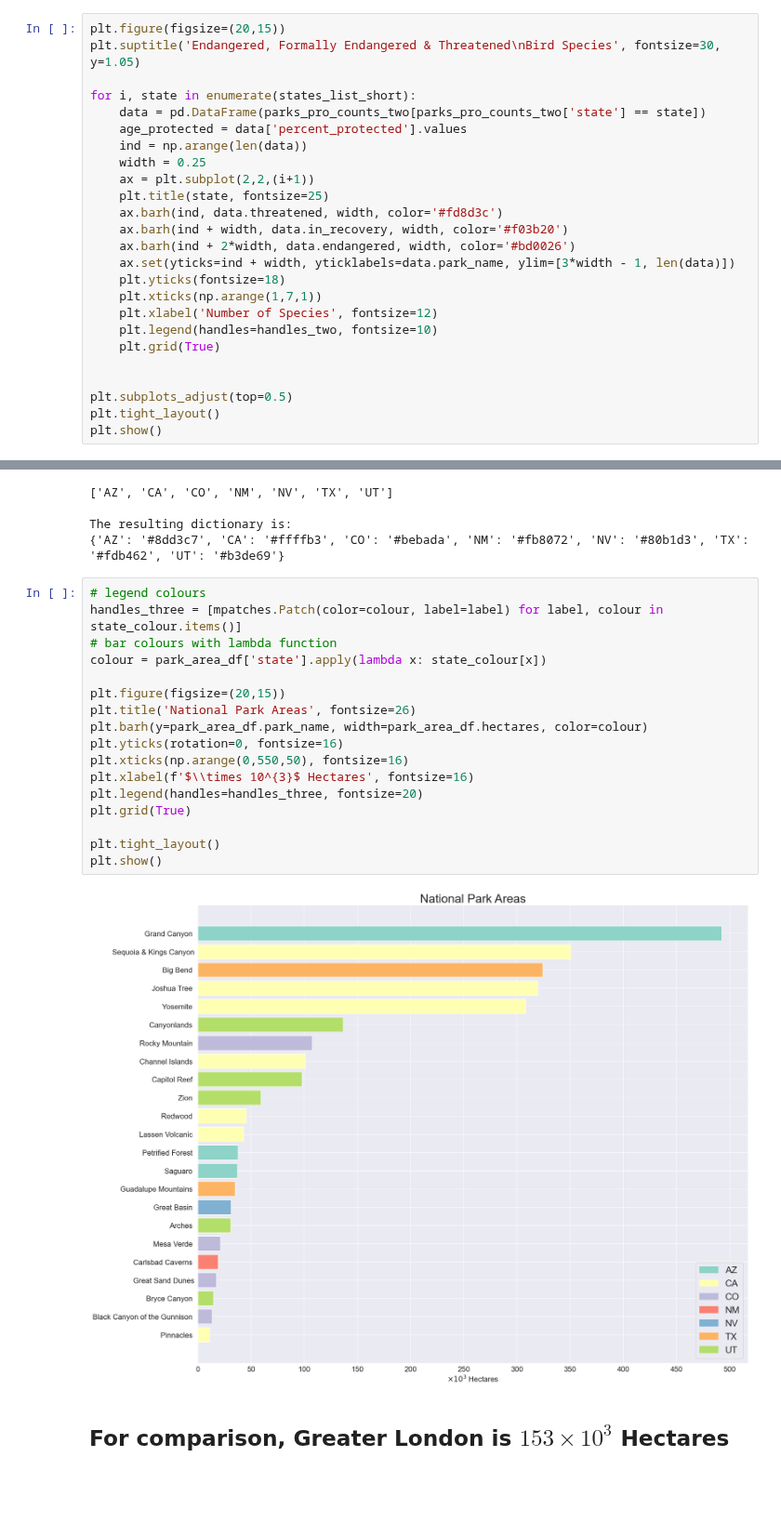
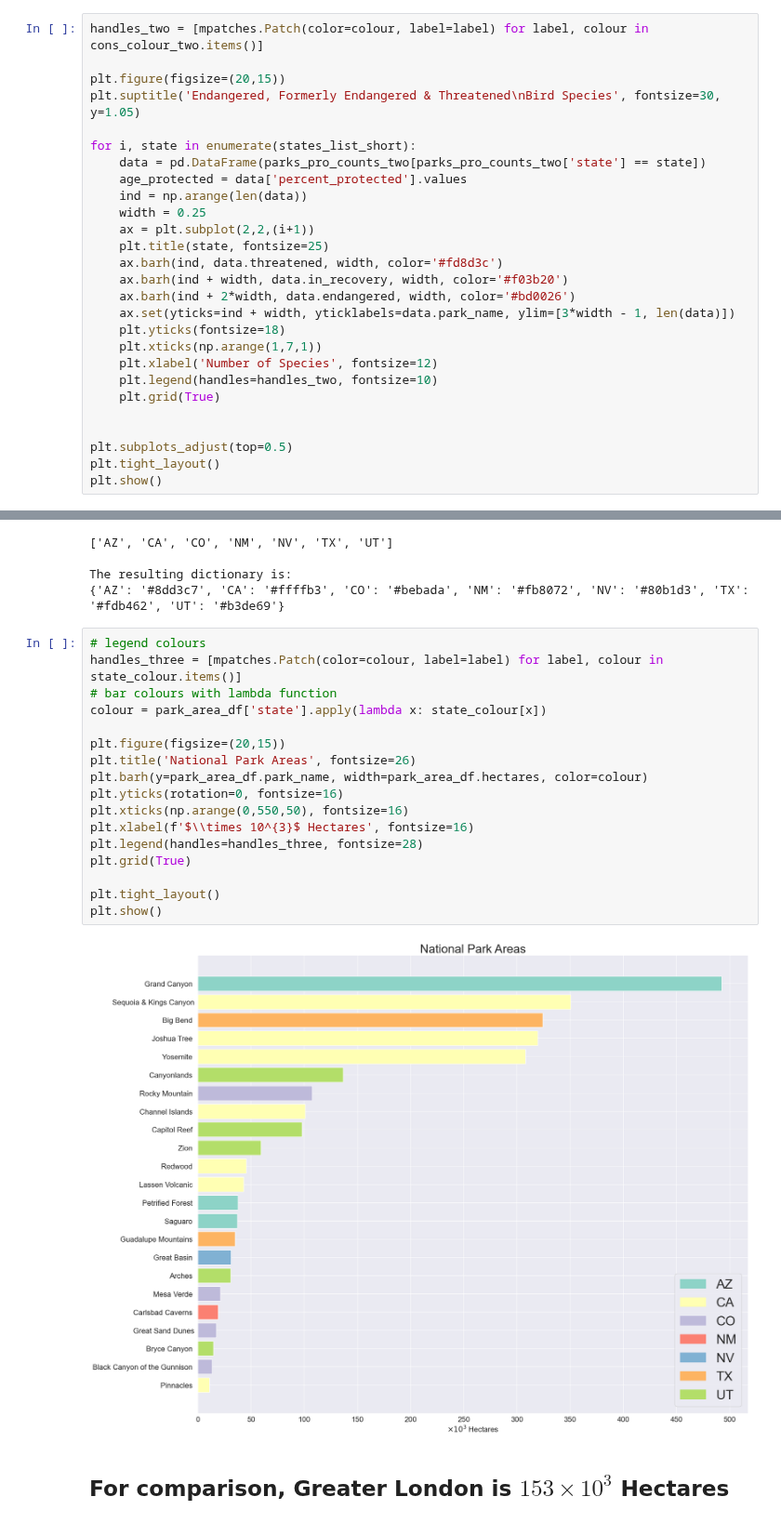
Before and after one commit to pineapple-bois/Biodiversity-In-National-Parks-Real-World, a Jupyter notebook: analysis.ipynb, the cells around one changed output, grey strips where cells are left out. Shown at 93% size. Saved outputs shown, nothing was run; the diff lists cells and outputs as text; blank space fills up the shorter version.

```diff
--- a/analysis.ipynb
+++ b/analysis.ipynb
@@ -365,8 +365,10 @@ plt.show()
 
 Below is a visualisation of these categories
 # %%
+handles_two = [mpatches.Patch(color=colour, label=label) for label, colour in cons_colour_two.items()]
+
 plt.figure(figsize=(20,15))
-plt.suptitle('Endangered, Formally Endangered & Threatened\nBird Species', fontsize=30, y=1.05)
+plt.suptitle('Endangered, Formerly Endangered & Threatened\nBird Species', fontsize=30, y=1.05)
 
 for i, state in enumerate(states_list_short):
     data = pd.DataFrame(parks_pro_counts_two[parks_pro_counts_two['state'] == state])
@@ -436,22 +438,22 @@ The resulting dictionary is:
 # %%
 # legend colours
 handles_three = [mpatches.Patch(color=colour, label=label) for label, colour in state_colour.items()]
 # bar colours with lambda function
 colour = park_area_df['state'].apply(lambda x: state_colour[x])
 
 plt.figure(figsize=(20,15))
 plt.title('National Park Areas', fontsize=26)
 plt.barh(y=park_area_df.park_name, width=park_area_df.hectares, color=colour)
 plt.yticks(rotation=0, fontsize=16)
 plt.xticks(np.arange(0,550,50), fontsize=16)
 plt.xlabel(f'$\\times 10^{3}$ Hectares', fontsize=16)
-plt.legend(handles=handles_three, fontsize=20)
+plt.legend(handles=handles_three, fontsize=28)
 plt.grid(True)
 
 plt.tight_layout()
 plt.show()
 # %% [output]
-[figure, old version]
+[figure, new version]
 # %% [markdown]
 ## For comparison, Greater London is $153\times 10^{3}$ Hectares
 # %% [markdown]
```
Also changed, not shown: parts of 1 cell of this notebook.
